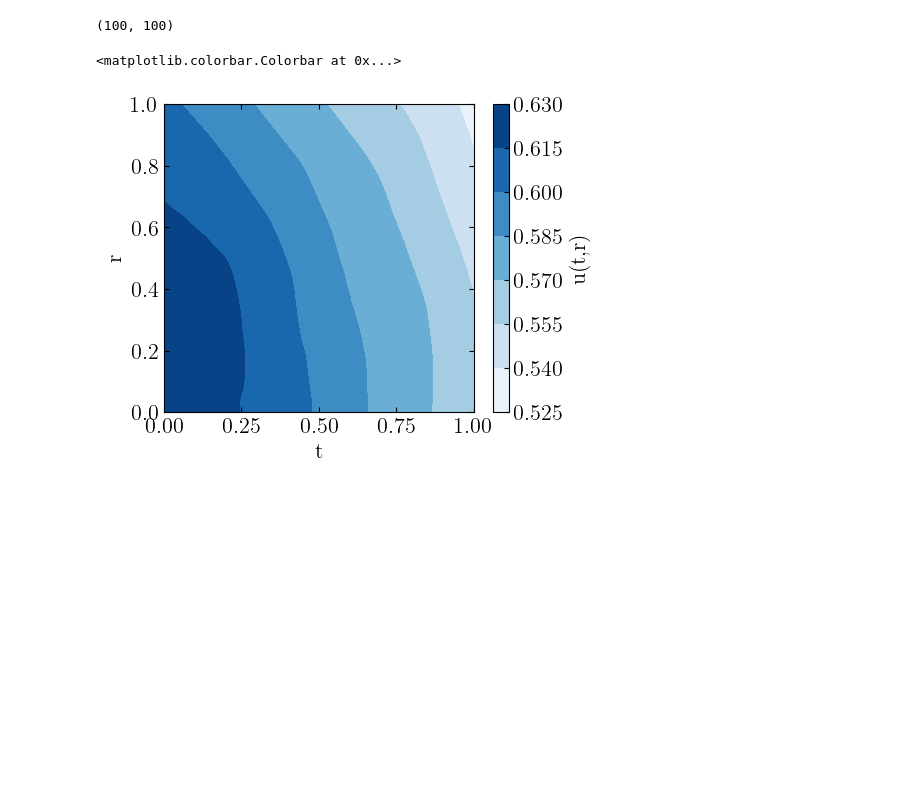
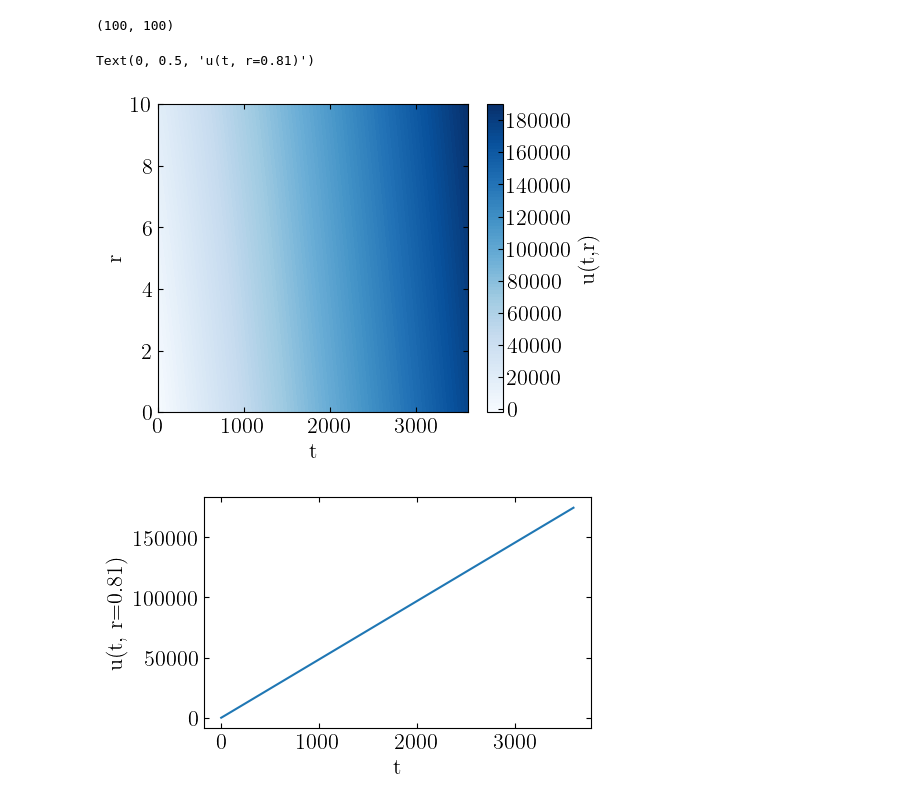
Before and after one commit to j-haralds/MSc_thesis, a Jupyter notebook: program/PINN/2_JN_PINN.ipynb, the cells around one changed output. Cells and saved outputs as stored; diff of their text form; code cells hidden in the pictures; blank space fills up the shorter version.

```diff
--- a/program/PINN/2_JN_PINN.ipynb
+++ b/program/PINN/2_JN_PINN.ipynb
@@ -102,9 +119,9 @@ def training(epochs=50, tol=2.5e-4, model=model, optimizer=optimizer):
     for epoch in range(epochs):
         y_pred = model(TR)
 
-        p_loss = physics_loss(y_pred, T, R)
+        p_loss = physics_loss(y_pred, T, R, Dn)
         i_loss = ic_loss(model)
-        b_loss = bc_loss(model)
+        b_loss = bc_loss(model, I=0.5)
 
         loss = p_loss + i_loss + b_loss
 
@@ -135,27 +152,34 @@ plt.plot(history['loss'])
 # %%
-pred = model(TR).detach().numpy().reshape(100, 100) # Shape (100, 100) = (t_index, r_index)
+t_horizon = 3600
+r_horizon = 10.0
+t_num = 100
+r_num = 100
+t_1d = torch.linspace(0, t_horizon, t_num)
+r_1d = torch.linspace(0, r_horizon, r_num)
+T_mesh, R_mesh = torch.meshgrid(t_1d, r_1d, indexing='ij')  # each (1000, 1000)
+T = T_mesh.reshape(-1, 1).requires_grad_(True)          # (1000000, 1)
+R = R_mesh.reshape(-1, 1).requires_grad_(True)          # (1000000, 1)
+TR_test = torch.cat([T, R], dim=1)                      # (1000000, 2)
+
+pred = model(TR_test).detach().numpy().reshape(t_num, r_num) # Shape (1000, 1000) = (t_index, r_index)
 print(pred.shape)
-T_plot = T.detach().numpy().reshape(100, 100)
-R_plot = R.detach().numpy().reshape(100, 100)
 
 plt.figure(figsize=(5,4))
-plt.contourf(T_plot, R_plot, pred, level=100, cmap='Blues')
+plt.contourf(T_mesh.detach().numpy(), R_mesh.detach().numpy(), pred, levels=100, cmap='Blues')
 plt.xlabel('t')
 plt.ylabel('r')
 plt.colorbar(label='u(t,r)')
 
-# t_vals = t_1d.numpy()
-# r_vals = r_1d.numpy()
+# Fixed r plot u(t)
+r_target = 0.8
+r_idx = torch.argmin(torch.abs(r_1d - r_target)).item()
 
-# # Plot u vs t for fixed r values
-# plt.figure(figsize=(6, 3))
-# for r_idx in [0, 25, 50, 75, 99]:
-#     plt.plot(t_vals, pred[:, r_idx], label=f'r={r_vals[r_idx]:.2f}')
-# plt.xlabel('t')
-# plt.ylabel('u(t, r)')
-# plt.legend()
-# plt.title('u vs t for fixed r')
+plt.figure(figsize=(5, 3))
+plt.plot(t_1d.numpy(), pred[:, r_idx])
+plt.xlabel('t')
+plt.ylabel(f'u(t, r={r_1d[r_idx]:.2f})')
 # %% [output]
 (100, 100)
-<matplotlib.colorbar.Colorbar at 0x...>
+Text(0, 0.5, 'u(t, r=0.81)')
-[figure, old version]
+[figure, new version]
+[figure, added]
```
Also changed, not shown: parts of 6 cells of this notebook, 2 other files.
